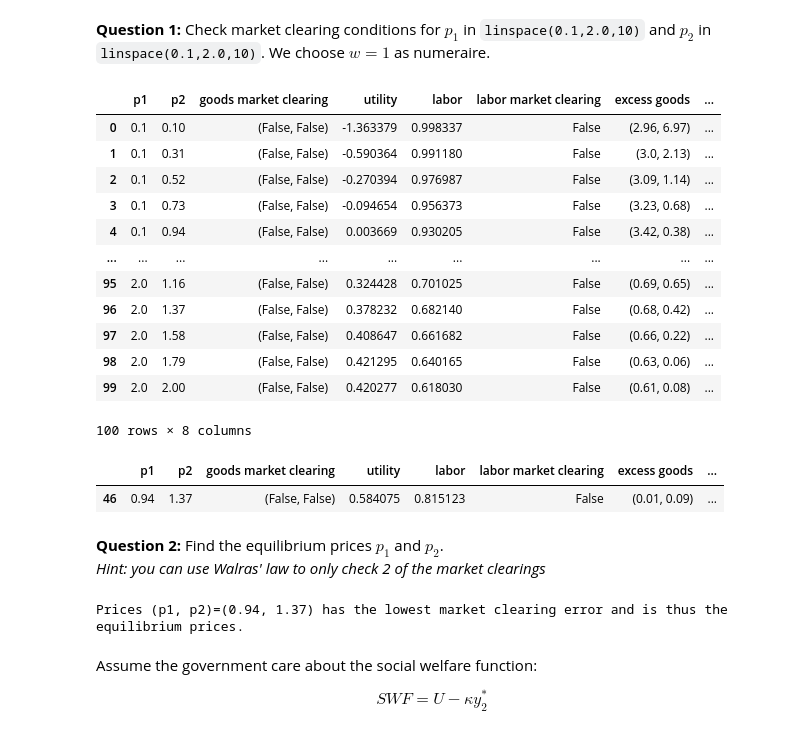
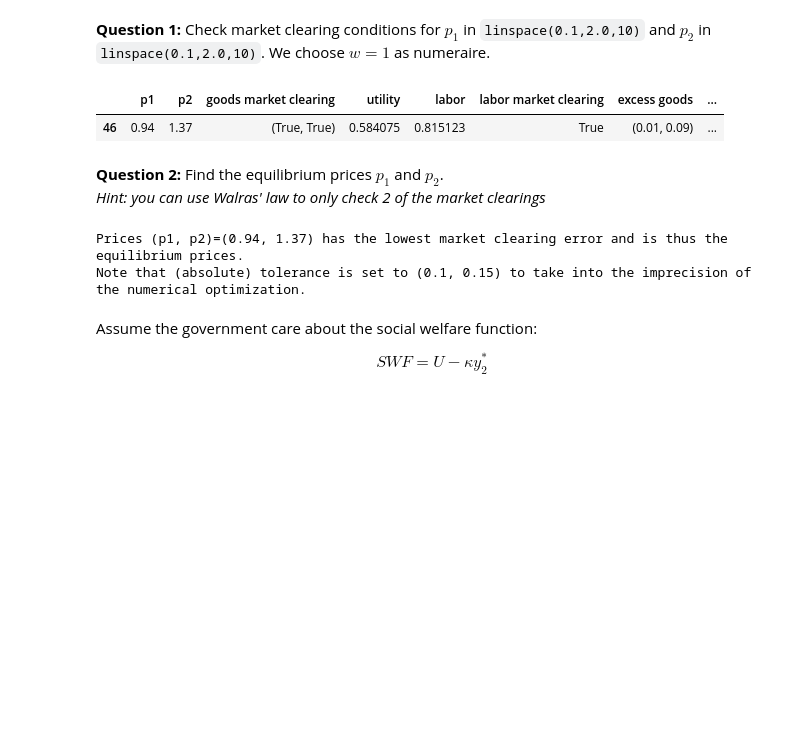
Before and after one commit to NumEconCopenhagen/projects-2024-jbh, a Jupyter notebook: examproject/exam_2024.ipynb, the cells around one changed output. Saved outputs shown, nothing was run; the diff lists cells and outputs as text; code cells hidden in the pictures; blank space fills up the shorter version.

```diff
--- a/examproject/exam_2024.ipynb
+++ b/examproject/exam_2024.ipynb
@@ -143,56 +143,40 @@ for p1 in P1:
         res_opt = optimize.minimize(lambda L: -obj(L, p1, p2, T, tau), x0=0, method='BFGS')
 
         L_star = res_opt.x[0]
         u_star = res_opt.fun
 
         # Calculate optimal consumption
         c1_star_opt = c1_star(L_star, p1, p2, T)
         c2_star_opt = c2_star(L_star, p1, p2, T, tau)
 
-        # Market clears?
-        cond1 = np.isclose(L_star, l_star1 + l_star2)
-        cond2 = np.isclose(c1_star_opt, y_star1)
-        cond3 = np.isclose(c2_star_opt, y_star2)
+        # Market clears? (based on loose tolerance)
+        cond1 = np.isclose(L_star, l_star1 + l_star2, atol=0.15)
+        cond2 = np.isclose(c1_star_opt, y_star1, atol=0.1)
+        cond3 = np.isclose(c2_star_opt, y_star2, atol=0.1)
 
         excess_good1 = abs(c1_star_opt - y_star1)
         excess_good2 = abs(c2_star_opt - y_star2)
         excess_labor = abs(L_star - l_star1 - l_star2)
 
         res.append({
             'p1': p1.round(2),
             'p2': p2.round(2),
             'goods market clearing': (cond2, cond3),
             'utility': u_star,
             'labor': L_star,
             'labor market clearing': cond1,
             'excess goods': (excess_good1.round(2), excess_good2.round(2)),
             'excess labor': excess_labor.round(2)
         })
 
 import pandas as pd
 
 tab1 = pd.DataFrame(res)
-tab1
+idx_goods = tab1['excess goods'].min()
+tab1[tab1['excess goods']==idx_goods]
 # %% [output]
 |  | p1 | p2 | goods market clearing | utility | labor | labor market clearing | excess goods | ... |
-| 0 | 0.1 | 0.10 | (False, False) | -1.363379 | 0.998337 | False | (2.96, 6.97) | ... |
-| 1 | 0.1 | 0.31 | (False, False) | -0.590364 | 0.991180 | False | (3.0, 2.13) | ... |
-| 2 | 0.1 | 0.52 | (False, False) | -0.270394 | 0.976987 | False | (3.09, 1.14) | ... |
-| 3 | 0.1 | 0.73 | (False, False) | -0.094654 | 0.956373 | False | (3.23, 0.68) | ... |
-| 4 | 0.1 | 0.94 | (False, False) | 0.003669 | 0.930205 | False | (3.42, 0.38) | ... |
-| ... | ... | ... | ... | ... | ... | ... | ... | ... |
-| 95 | 2.0 | 1.16 | (False, False) | 0.324428 | 0.701025 | False | (0.69, 0.65) | ... |
-| 96 | 2.0 | 1.37 | (False, False) | 0.378232 | 0.682140 | False | (0.68, 0.42) | ... |
-| 97 | 2.0 | 1.58 | (False, False) | 0.408647 | 0.661682 | False | (0.66, 0.22) | ... |
-| 98 | 2.0 | 1.79 | (False, False) | 0.421295 | 0.640165 | False | (0.63, 0.06) | ... |
-| 99 | 2.0 | 2.00 | (False, False) | 0.420277 | 0.618030 | False | (0.61, 0.08) | ... |
+| 46 | 0.94 | 1.37 | (True, True) | 0.584075 | 0.815123 | True | (0.01, 0.09) | ... |
-100 rows × 8 columns
-# %%
-idx_goods = tab1['excess goods'].min()
-tab1[tab1['excess goods']==idx_goods]
-# %% [output]
-|  | p1 | p2 | goods market clearing | utility | labor | labor market clearing | excess goods | ... |
-| 46 | 0.94 | 1.37 | (False, False) | 0.584075 | 0.815123 | False | (0.01, 0.09) | ... |
 # %% [markdown]
 **Question 2:** Find the equilibrium prices $p_1$ and $p_2$.<br>
 *Hint: you can use Walras' law to only check 2 of the market clearings*
@@ -202,9 +186,10 @@ idx_goods = tab1['excess goods'].min()
 p1_star, p2_star = tab1[tab1['excess goods']==idx_goods].loc[:, ['p1', 'p2']].values[0]
 L_star_opt = tab1[tab1['excess goods']==idx_goods].loc[:, ['labor']].values[0]
 
-print(f'Prices (p1, p2)=({p1_star:.2f}, {p2_star:.2f}) has the lowest market clearing error and is thus the equilibrium prices.')
+print(f'Equilibrium prices (p1, p2)=({p1_star:.2f}, {p2_star:.2f}) as they imply the lowest market clearing error.\nNote that (absolute) tolerance is set to (0.1, 0.15) to take into the imprecision of the numerical optimization.')
 # %% [output]
 Prices (p1, p2)=(0.94, 1.37) has the lowest market clearing error and is thus the equilibrium prices.
+Note that (absolute) tolerance is set to (0.1, 0.15) to take into the imprecision of the numerical optimization.
 # %% [markdown]
 Assume the government care about the social welfare function:
 
```
Also changed, not shown: parts of 26 cells of this notebook.
